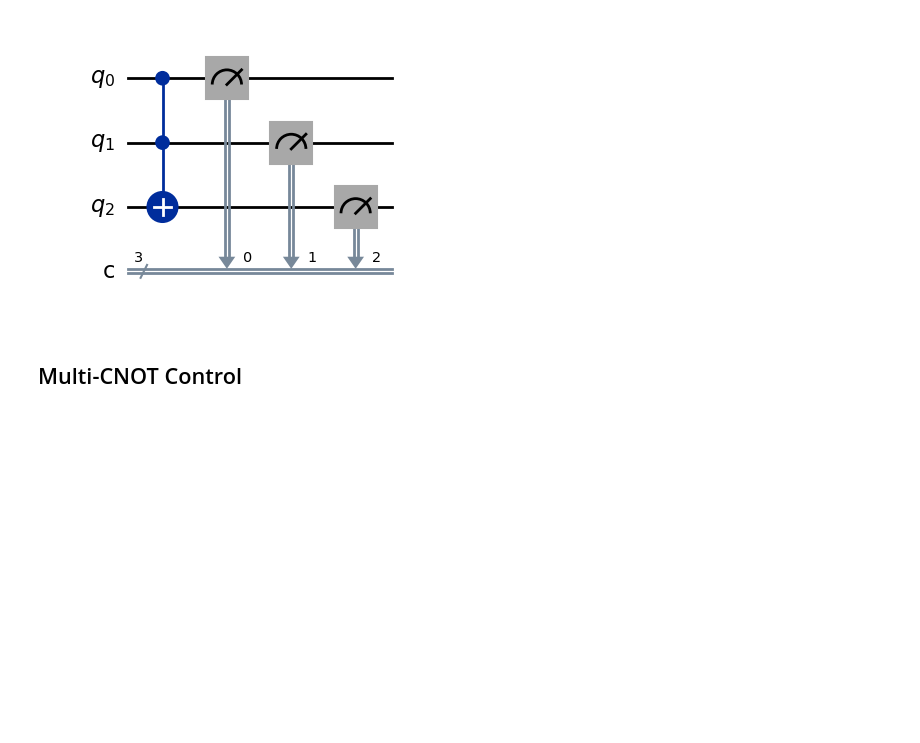
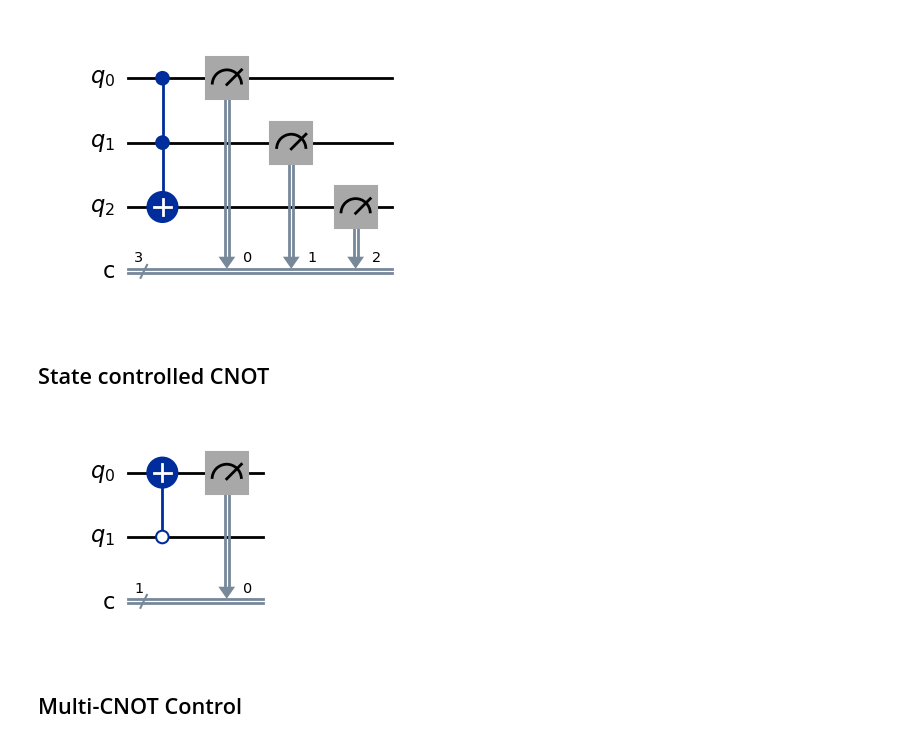
Before and after one commit to UW-ERSL/AppliedQC, a Jupyter notebook: Chapter09_QuantumCircuits_notebook.ipynb, the cells around one changed output. Drawn from its saved outputs; the diff is of its cells as text; code cells hidden in the pictures; blank space fills up the shorter version.

Commit message:
Added state preparation to chapter 9

```diff
--- a/Chapter09_QuantumCircuits_notebook.ipynb
+++ b/Chapter09_QuantumCircuits_notebook.ipynb
@@ -248,6 +248,15 @@ circuit.measure([0,1,2],[0,1,2])
 display(circuit.draw('mpl'))
 # %% [output]
 [figure]
+# %% [markdown]
+## State controlled CNOT
+# %%
+circuit = QuantumCircuit(2, 1)
+circuit.cx(1, 0,ctrl_state=0)
+circuit.measure([0],[0])
+display(circuit.draw('mpl'))
+# %% [output]
+[figure, added]
 # %% [markdown]
 ## Multi-CNOT Control
 # %%
```
Also changed, not shown: parts of 14 cells of this notebook, 2 other files.
